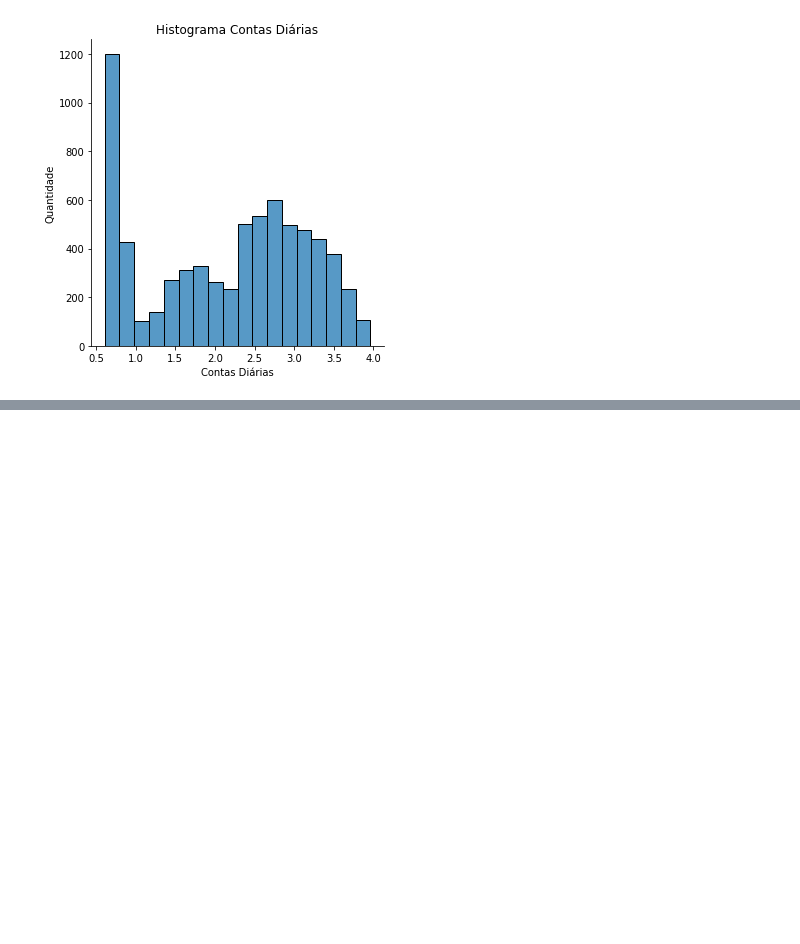
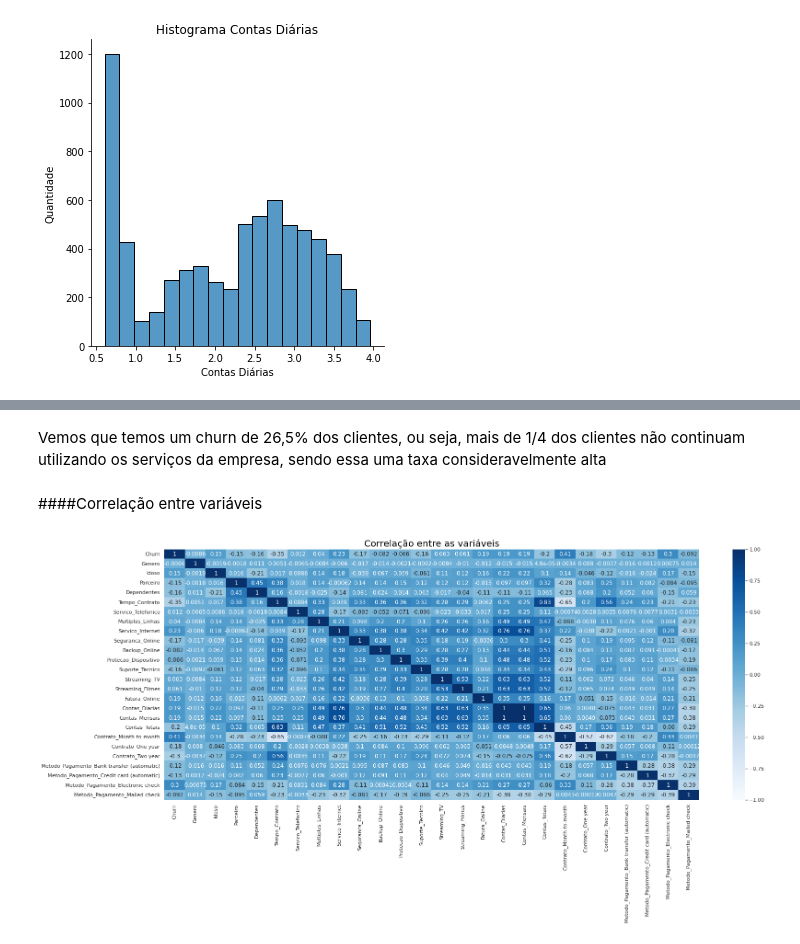
Before and after one commit to LucasdgRibeiro/Challenge-Data-Science-Alura, a Jupyter notebook: ChurndeClientes.ipynb, the cells around one changed output, grey strips where cells are left out. Cells and saved outputs as stored; diff of their text form; code cells hidden in the pictures; blank space fills up the shorter version.

```diff
--- a/ChurndeClientes.ipynb
+++ b/ChurndeClientes.ipynb
@@ -499,0 +594,21 @@ plt.show()
+# %% [markdown]
+Vemos que temos um churn de 26,5% dos clientes, ou seja, mais de 1/4 dos clientes não continuam utilizando os serviços da empresa, sendo essa uma taxa consideravelmente alta
+# %% [markdown]
+####Correlação entre variáveis
+# %%
+dados_tratados = dados.copy()
+
+mapeamento = {'Yes' : 1, 'No': 0, 'No phone service': 0, 'No internet service': 0, 'Male' : 1, 'Female': 0, 'DSL' : 1, 'Fiber optic': 1}
+
+for i in dados_tratados.columns:
+  if dados_tratados.loc[0,i] in mapeamento.keys():
+    dados_tratados[i] = dados_tratados[i].map(mapeamento)
+
+dados_tratados = pd.get_dummies(dados_tratados, columns = ['Contrato', 'Metodo_Pagamento'], dtype= 'int64')
+
+plt.figure(figsize = (26,10))
+ax = sns.heatmap(dados_tratados.corr(), vmin=-1, vmax=1, annot=True, cmap='Blues')
+ax.set_title('Correlação entre as variáveis', fontdict={'fontsize':20}, color = 'black')
+plt.show()
+# %% [output]
+[figure, added]
```
Also changed, not shown: parts of 19 cells of this notebook.
